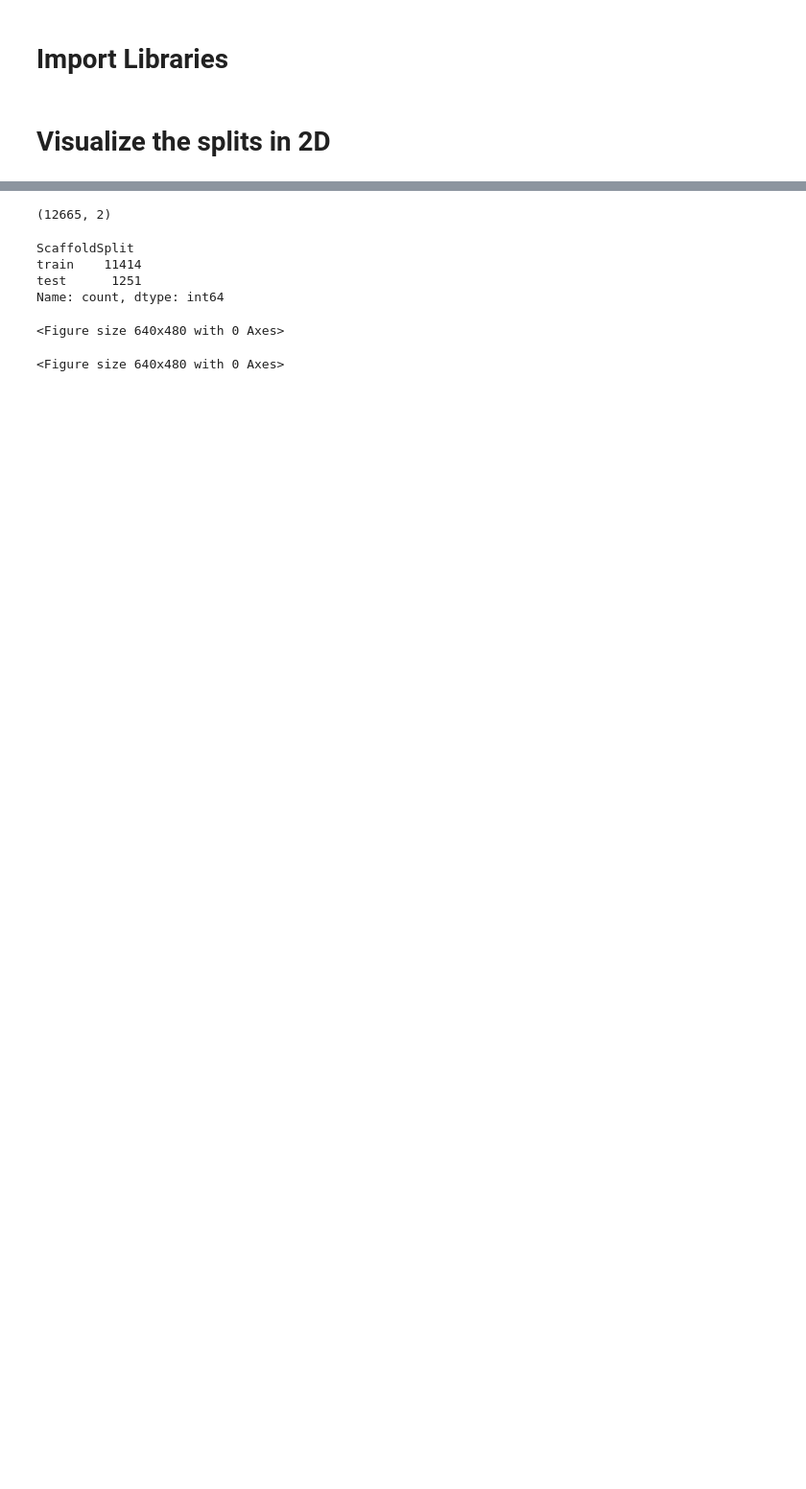
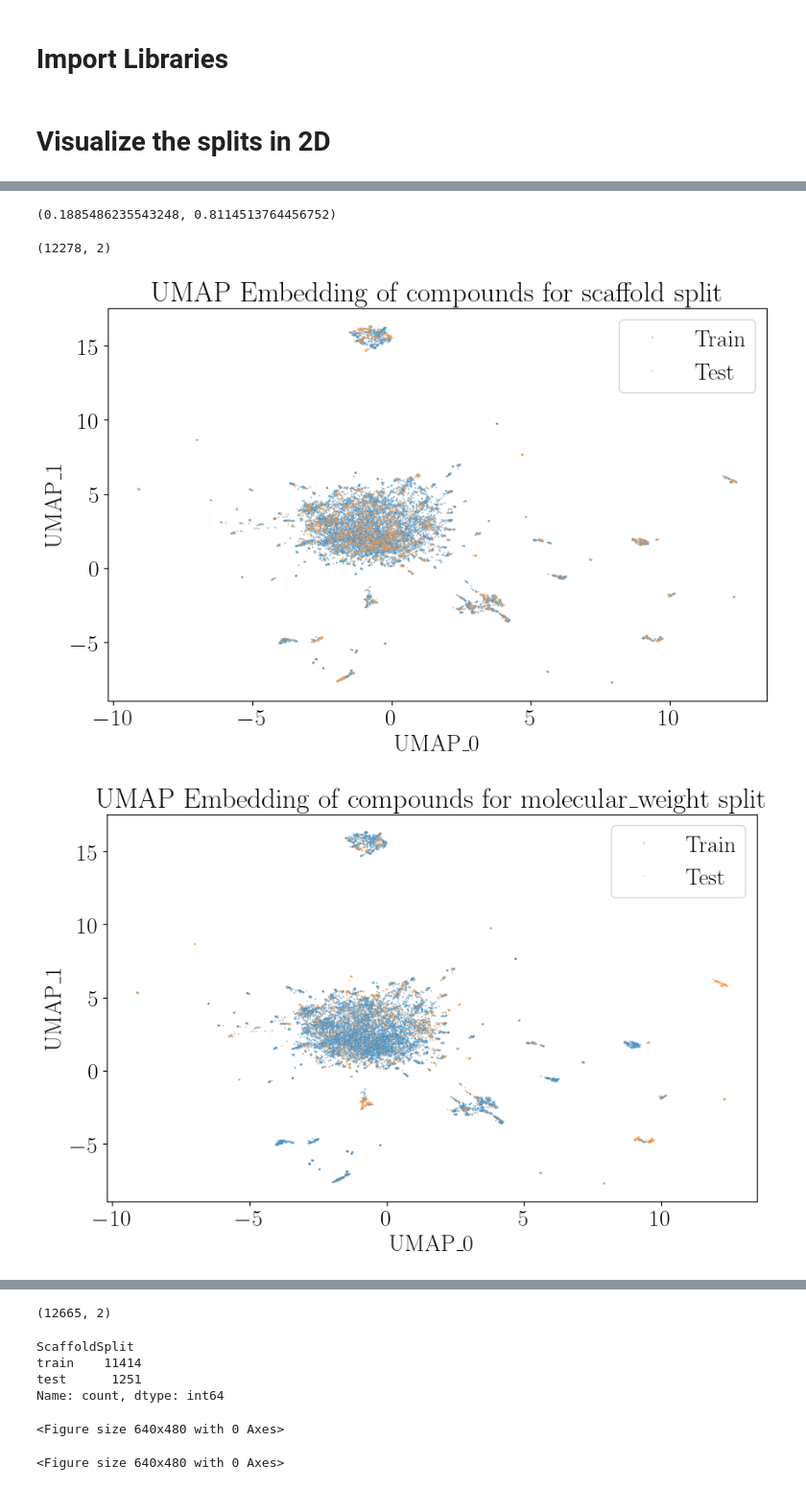
Before and after one commit to HFooladi/ALineMol, a Jupyter notebook: notebooks/visualization.ipynb, the cells around one changed output, grey strips where cells are left out. Shown at 96% size. Cells and saved outputs as stored; diff of their text form; code cells hidden in the pictures; blank space fills up the shorter version.

```diff
--- a/notebooks/visualization.ipynb
+++ b/notebooks/visualization.ipynb
@@ -75,0 +87,21 @@ def visualize_chemspace(data: pd.DataFrame, split_names, mol_col: str = "smiles"
+# %%
+index = 3
+dataset_categoty = "TDC"
+dataset_name = "CYP3A4"
+split_types = ["scaffold", "molecular_weight", "kmeans", "max_dissimilarity", "perimeter"]
+
+dfs = []
+for i, split_type in enumerate(split_types):
+    # Load the dataset
+    train_df = pd.read_csv(os.path.join(DATASET_PATH, dataset_categoty, dataset_name, "split", split_type, f"train_{index}.csv"))
+    print(train_df.shape)
+    test_df  = pd.read_csv(os.path.join(DATASET_PATH, dataset_categoty, dataset_name, "split", split_type, f"test_{index}.csv"))
+    print(test_df.shape)
+    train_test_list = ["Train"]*len(train_df) + ["Test"]*len(test_df)
+    df = pd.concat([train_df, test_df])
+    df[split_type] = train_test_list
+    print(df.shape)
+    dfs.append(df)
+    if i != 0:
+        df = pd.merge(dfs[0], df, on=["smiles", "label"], how="outer")
+        dfs[0] = df
@@ -75,0 +140,4 @@ def visualize_chemspace(data: pd.DataFrame, split_names, mol_col: str = "smiles"
+# %%
+(df['scaffold'] == "Test").sum() / len(df), (df['scaffold'] == "Train").sum() / len(df)
+# %% [output]
+(0.1885486235543248, 0.8114513764456752)
@@ -75,0 +147,6 @@ def visualize_chemspace(data: pd.DataFrame, split_names, mol_col: str = "smiles"
+# %%
+visualize_chemspace(df, split_names=split_types, size=2, normalize=False)
+# %% [output]
+(12278, 2)
+[figure, added]
+[figure, added]
```
Also changed, not shown: parts of 14 cells of this notebook, 2 other files.
